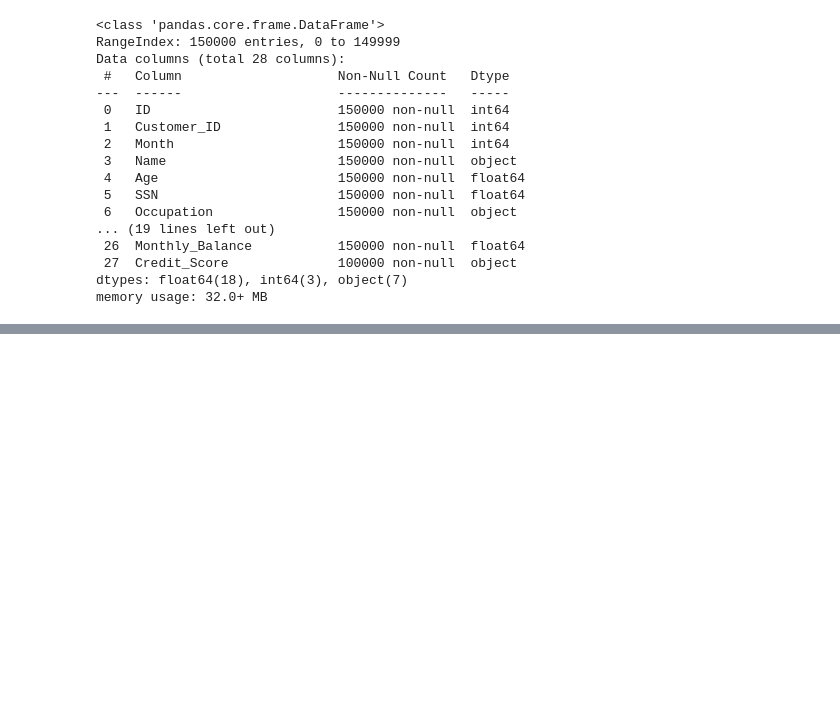
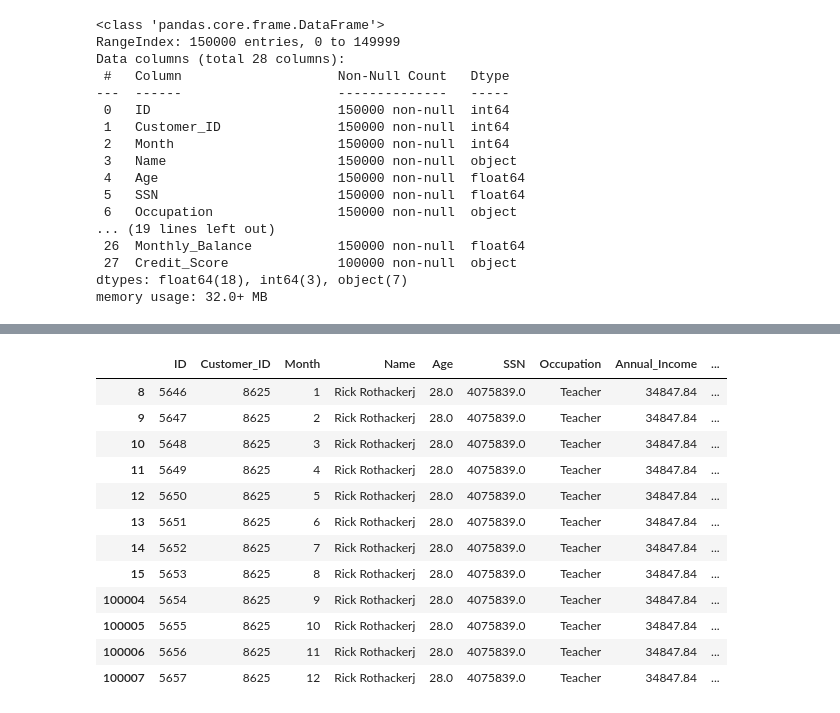
Before and after one commit to masanbasa3k/Credit_Score_ML_Project, a Jupyter notebook: Credit_Score_EDA.ipynb, the cells around one changed output, grey strips where cells are left out. Drawn from its saved outputs; the diff is of its cells as text; code cells hidden in the pictures; blank space fills up the shorter version.

```diff
--- a/Credit_Score_EDA.ipynb
+++ b/Credit_Score_EDA.ipynb
@@ -1432,0 +1569,16 @@ df.to_csv("clean_credit_score_data.csv", index=False)
+# %%
+df[df['Customer_ID']==8625].iloc[:,0:20]
+# %% [output]
+|  | ID | Customer_ID | Month | Name | Age | SSN | Occupation | Annual_Income | ... |
+| 8 | 5646 | 8625 | 1 | Rick Rothackerj | 28.0 | 4075839.0 | Teacher | 34847.84 | ... |
+| 9 | 5647 | 8625 | 2 | Rick Rothackerj | 28.0 | 4075839.0 | Teacher | 34847.84 | ... |
+| 10 | 5648 | 8625 | 3 | Rick Rothackerj | 28.0 | 4075839.0 | Teacher | 34847.84 | ... |
+| 11 | 5649 | 8625 | 4 | Rick Rothackerj | 28.0 | 4075839.0 | Teacher | 34847.84 | ... |
+| 12 | 5650 | 8625 | 5 | Rick Rothackerj | 28.0 | 4075839.0 | Teacher | 34847.84 | ... |
+| 13 | 5651 | 8625 | 6 | Rick Rothackerj | 28.0 | 4075839.0 | Teacher | 34847.84 | ... |
+| 14 | 5652 | 8625 | 7 | Rick Rothackerj | 28.0 | 4075839.0 | Teacher | 34847.84 | ... |
+| 15 | 5653 | 8625 | 8 | Rick Rothackerj | 28.0 | 4075839.0 | Teacher | 34847.84 | ... |
+| 100004 | 5654 | 8625 | 9 | Rick Rothackerj | 28.0 | 4075839.0 | Teacher | 34847.84 | ... |
+| 100005 | 5655 | 8625 | 10 | Rick Rothackerj | 28.0 | 4075839.0 | Teacher | 34847.84 | ... |
+| 100006 | 5656 | 8625 | 11 | Rick Rothackerj | 28.0 | 4075839.0 | Teacher | 34847.84 | ... |
+| 100007 | 5657 | 8625 | 12 | Rick Rothackerj | 28.0 | 4075839.0 | Teacher | 34847.84 | ... |
```
Also changed, not shown: parts of 25 cells of this notebook.
